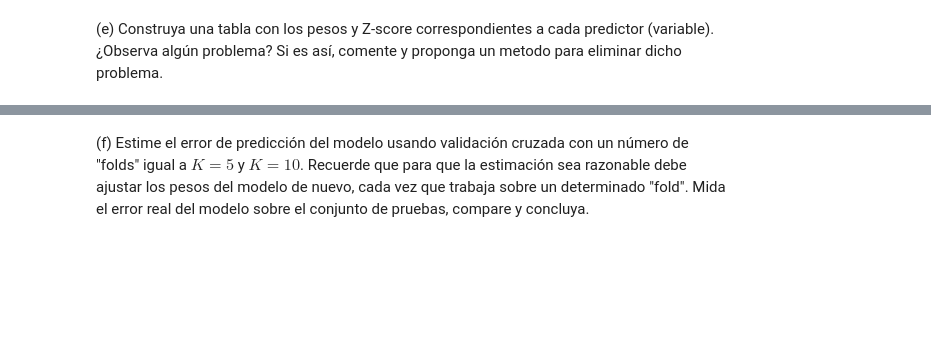
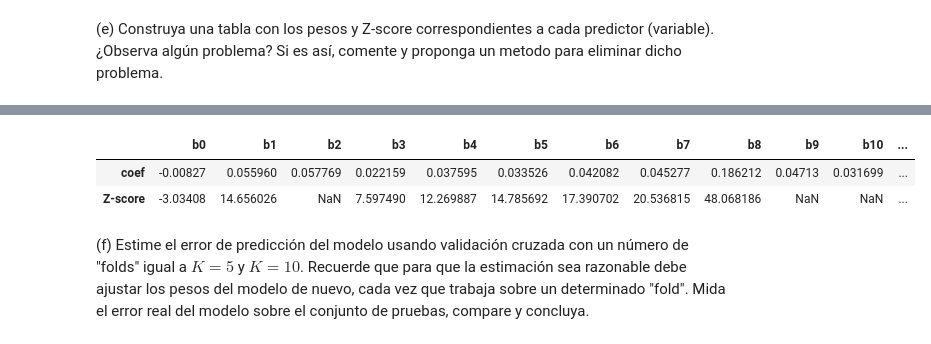
Before and after one commit to dsanmartin/INF578-HW, a Jupyter notebook: 1/Tarea1-ML.ipynb, the cells around one changed output, grey strips where cells are left out. Cells and saved outputs as stored; diff of their text form; code cells hidden in the pictures; blank space fills up the shorter version.

Commit message:
Calculo Z-score

```diff
--- a/1/Tarea1-ML.ipynb
+++ b/1/Tarea1-ML.ipynb
@@ -86,11 +86,14 @@ LinearRegression(copy_X=True, fit_intercept=False, n_jobs=1, normalize=False)
 El *paso 4* se utiliza para agregar la columna de 1 a los datos $\textbf{X}$ correspondiente a los $\beta_0$ (intercepto) en la regresión.
 # %% [markdown]
 (e) Construya una tabla con los pesos y Z-score correspondientes a cada predictor (variable). ¿Observa algún problema? Si es ası́, comente y proponga un metodo para eliminar dicho problema.
+# %%
+def sigmaHat(X, y, yhat):
+    M, I = X.shape
+    return np.sqrt(1./(M - I - 1) * np.sum((y - yhat)**2))
 # %%
-def Zscore(X, beta):
+def Zscore(X, y, yhat, beta):
     V = np.linalg.inv(np.dot(X.T, X))
     v = np.diag(V)
-    print v
-    sig = np.std(beta)
-    z = beta/(sig * np.sqrt(v))
+    sigh = sigmaHat(X, y, yhat)
+    z = beta/(sigh * np.sqrt(v))
     return z
@@ -107,3 +102,2 @@ print linreg.intercept_
 # %%
-z = Zscore(Xtrain, linreg.coef_)
-print z
+zs = Zscore(Xtrain, ytrain, yhat_val, linreg.coef_)
@@ -155,2 +104,10 @@ Xtrain.apply(zscore)
+# %%
+cols = ['b' + str(i) for i in range(18)]
+df_sp = pd.DataFrame([linreg.coef_, zs], index=['coef', 'Z-score'], columns=cols)
+df_sp
+# %% [output]
+|  | b0 | b1 | b2 | b3 | b4 | b5 | b6 | b7 | b8 | b9 | b10 | ... |
+| coef | -0.00827 | 0.055960 | 0.057769 | 0.022159 | 0.037595 | 0.033526 | 0.042082 | 0.045277 | 0.186212 | 0.04713 | 0.031699 | ... |
+| Z-score | -3.03408 | 14.656026 | NaN | 7.597490 | 12.269887 | 14.785692 | 17.390702 | 20.536815 | 48.068186 | NaN | NaN | ... |
 # %% [markdown]
 (f) Estime el error de predicción del modelo usando validación cruzada con un número de "folds" igual a $K = 5$ y $K = 10$. Recuerde que para que la estimación sea razonable debe ajustar los pesos del modelo de nuevo, cada vez que trabaja sobre un determinado "fold". Mida el error real del modelo sobre el conjunto de pruebas, compare y concluya.
```
Also changed, not shown: parts of 14 cells of this notebook.
